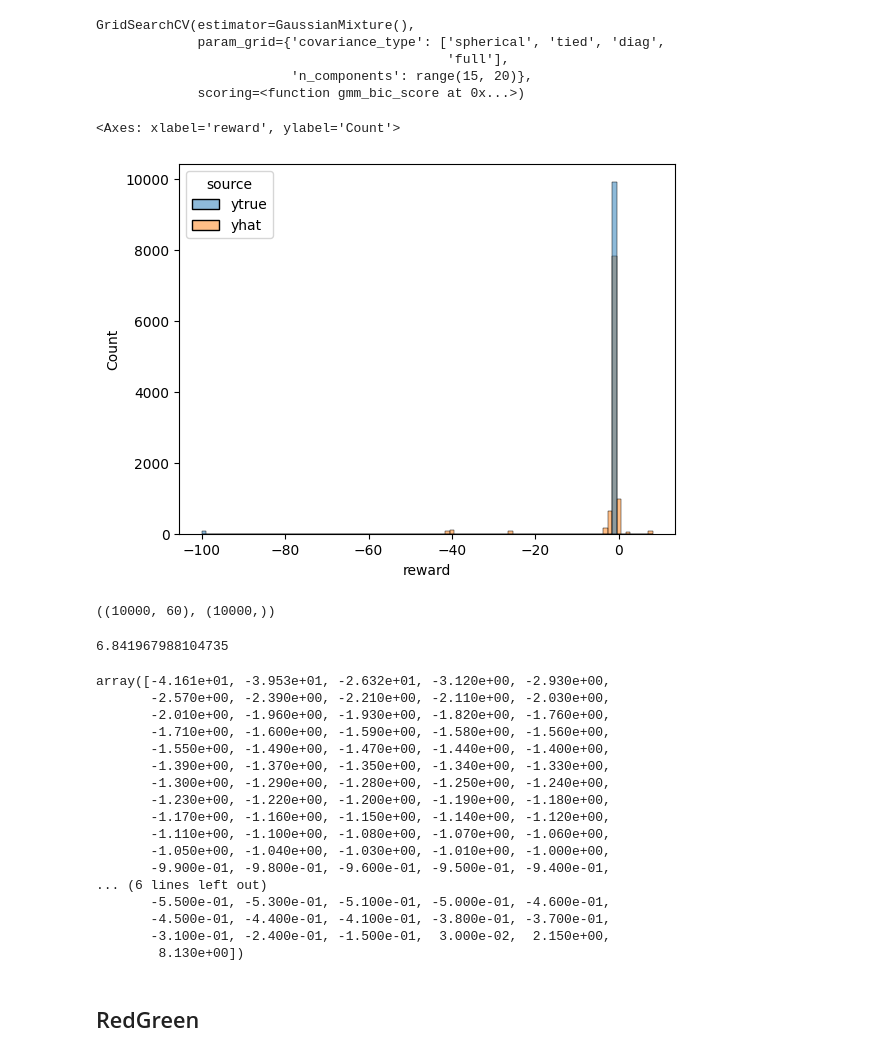
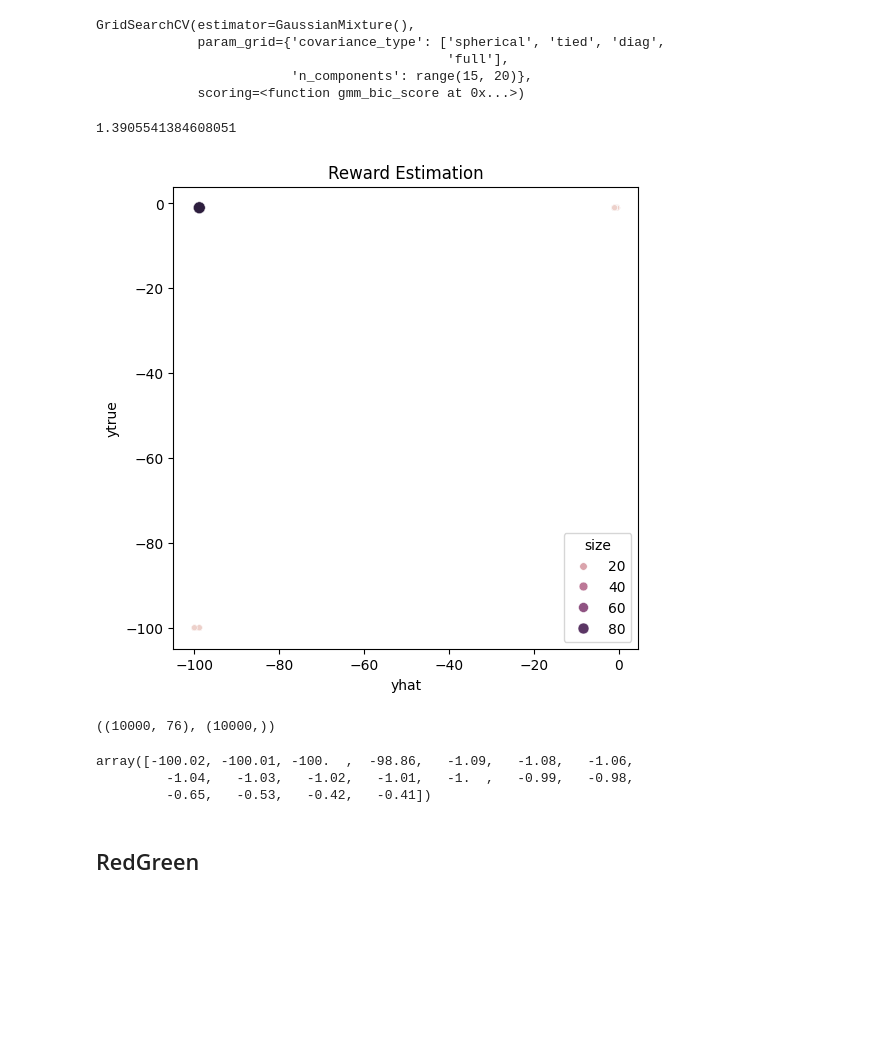
Before and after one commit to guidj/drmdp-fnapprox, a Jupyter notebook: notebooks/state_projection/gm-projection-envs.ipynb, the cells around one changed output. Cells and saved outputs as stored; diff of their text form; code cells hidden in the pictures; blank space fills up the shorter version.

```diff
--- a/notebooks/state_projection/gm-projection-envs.ipynb
+++ b/notebooks/state_projection/gm-projection-envs.ipynb
@@ -186,6 +186,22 @@ def solve_rwe(env: gym.Env, num_steps: int, sample_size: int, delay: int, param_
     print(gmp.best_estimator_)
     Xd, yd = delay_reward_data(buffer, gmp, delay=delay, sample_size=sample_size)
     return buffer, gmp, solve_least_squares(Xd, yd)
+# %%
+def rwe_scatterplot(v_pred, v_true):
+    _, ax = plt.subplots(figsize=(6, 6))
+    df = pd.DataFrame({
+        "x": v_pred,
+        "y": v_true,
+        "size": np.abs(v_pred - v_true)
+    })
+    sns.scatterplot(
+        df, x="x", y="y", size="size", hue="size", s=5, color=".15"
+    )
+    # sns.histplot(x=v_pred, y=v_true, bins=50, cmap="mako")
+    # sns.kdeplot(x=v_pred, y=v_true, levels=5, color="w")
+    ax.set_xlabel("yhat")
+    ax.set_ylabel("ytrue")
+    ax.set_title("Reward Estimation")
 # %% [markdown]
 ### Moutain Car
 # %%
@@ -255,8 +283,9 @@ class GW2D(gym.ObservationWrapper):
         ).flatten()
 # %%
 size, cliffs, exits, start = gridworld.parse_grid_from_text(
-    "oooooooooooo\noooooooooooo\noooooooooooo\nsxxxxxxxxxxg"
+    ["oooooooooooo", "oooooooooooo", "oooooooooooo", "sxxxxxxxxxxg"]
 )
+print(size, cliffs, exits, start)
 gw_env = GW2D(gridworld.GridWorld(size, cliffs, exits, start))
 gw_buffer, gw_gmp, gw_sol = solve_rwe(
     gw_env,
@@ -298,23 +332,6 @@ GridSearchCV(estimator=GaussianMixture(),
              scoring=<function gmm_bic_score at 0x...>)
 # %%
 gw_eval_X, gw_eval_y = proj_obs_to_rwest_vec(gw_buffer, gw_gmp, sample_size=10_000)
-# %%
-sns.histplot(
-    pd.DataFrame({
-        "reward": gw_eval_y.tolist() + np.matmul(gw_eval_X, gw_sol).tolist(),
-        "source": ["ytrue"]*len(gw_eval_y) + ["yhat"]*len(gw_eval_X)
-    }),
-    x="reward",
-    hue="source",
-    bins=100
-)
-# %% [output]
-<Axes: xlabel='reward', ylabel='Count'>
-[figure, removed]
-# %%
-gw_eval_X.shape, gw_eval_y.shape
-# %% [output]
-((10000, 60), (10000,))
 # %%
 rmse(
     v_pred=np.matmul(gw_eval_X, gw_sol),
@@ -322,27 +339,24 @@ rmse(
     axis=0
 )
 # %% [output]
-6.841967988104735
+1.3905541384608051
+# %%
+rwe_scatterplot(
+    v_pred=np.matmul(gw_eval_X, gw_sol),
+    v_true=gw_eval_y
+)
+# %% [output]
+[figure, added]
+# %%
+gw_eval_X.shape, gw_eval_y.shape
+# %% [output]
+((10000, 76), (10000,))
 # %%
 np.unique(np.around(np.matmul(gw_eval_X, gw_sol), 2))
 # %% [output]
-array([-4.161e+01, -3.953e+01, -2.632e+01, -3.120e+00, -2.930e+00,
-       -2.570e+00, -2.390e+00, -2.210e+00, -2.110e+00, -2.030e+00,
-       -2.010e+00, -1.960e+00, -1.930e+00, -1.820e+00, -1.760e+00,
-       -1.710e+00, -1.600e+00, -1.590e+00, -1.580e+00, -1.560e+00,
-       -1.550e+00, -1.490e+00, -1.470e+00, -1.440e+00, -1.400e+00,
-       -1.390e+00, -1.370e+00, -1.350e+00, -1.340e+00, -1.330e+00,
-       -1.300e+00, -1.290e+00, -1.280e+00, -1.250e+00, -1.240e+00,
-       -1.230e+00, -1.220e+00, -1.200e+00, -1.190e+00, -1.180e+00,
-       -1.170e+00, -1.160e+00, -1.150e+00, -1.140e+00, -1.120e+00,
-       -1.110e+00, -1.100e+00, -1.080e+00, -1.070e+00, -1.060e+00,
-       -1.050e+00, -1.040e+00, -1.030e+00, -1.010e+00, -1.000e+00,
-       -9.900e-01, -9.800e-01, -9.600e-01, -9.500e-01, -9.400e-01,
-... (6 lines left out)
-       -5.500e-01, -5.300e-01, -5.100e-01, -5.000e-01, -4.600e-01,
-       -4.500e-01, -4.400e-01, -4.100e-01, -3.800e-01, -3.700e-01,
-       -3.100e-01, -2.400e-01, -1.500e-01,  3.000e-02,  2.150e+00,
-        8.130e+00])
+array([-100.02, -100.01, -100.  ,  -98.86,   -1.09,   -1.08,   -1.06,
+         -1.04,   -1.03,   -1.02,   -1.01,   -1.  ,   -0.99,   -0.98,
+         -0.65,   -0.53,   -0.42,   -0.41])
 # %% [markdown]
 ## RedGreen
 # %%
```
Also changed, not shown: parts of 20 cells of this notebook.
